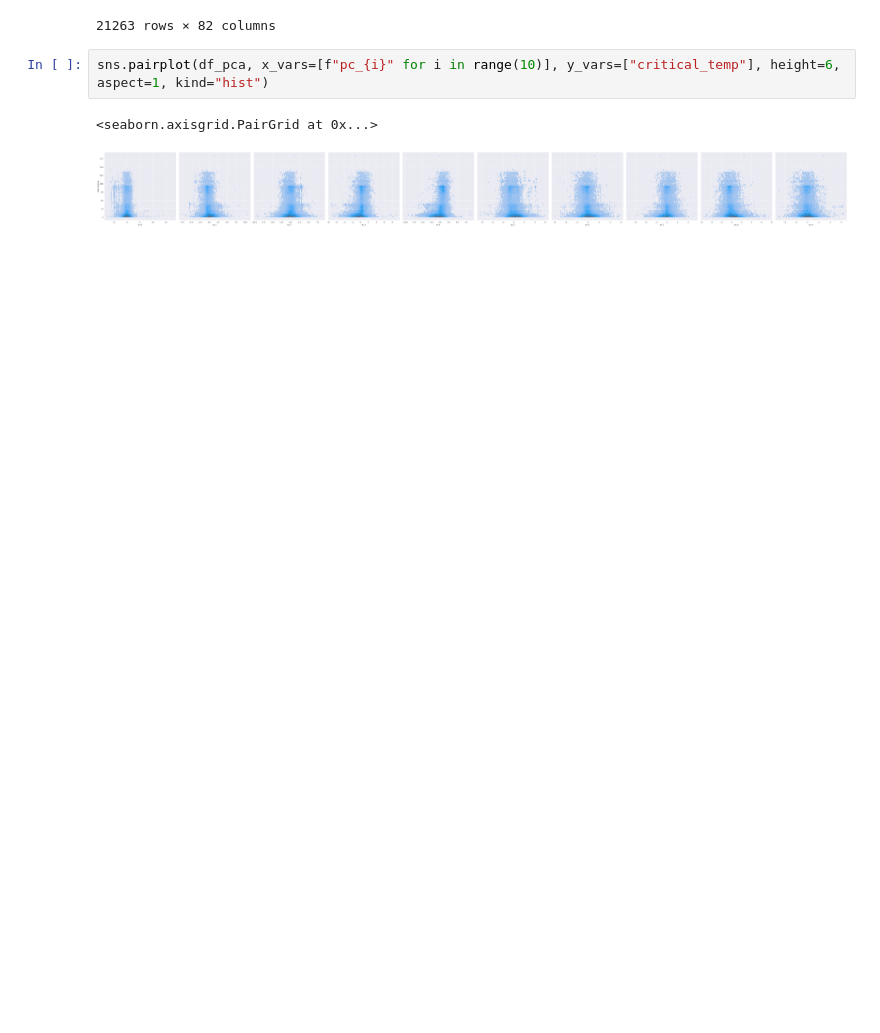
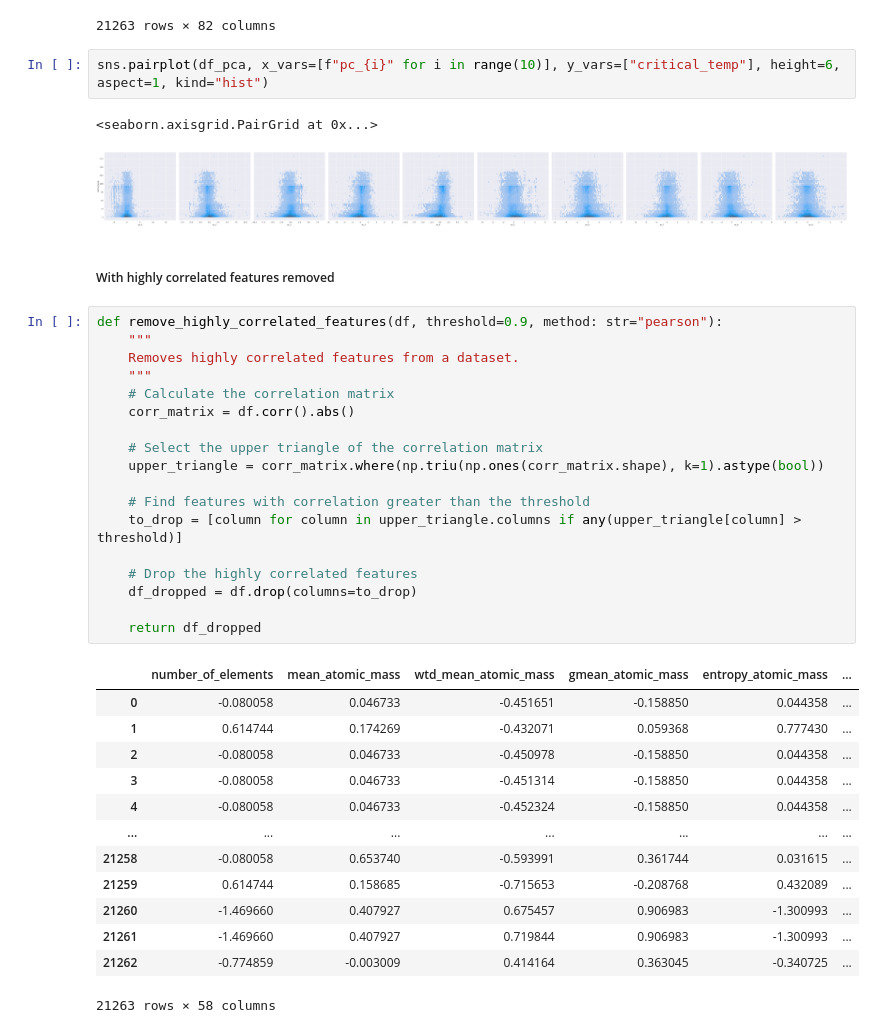
Before and after one commit to RikiTikkiTavi/superconduct-tc-reg, a Jupyter notebook: notebooks/1-EDA.ipynb, the cells around one changed output. Saved outputs shown, nothing was run; the diff lists cells and outputs as text; blank space fills up the shorter version.

```diff
--- a/notebooks/1-EDA.ipynb
+++ b/notebooks/1-EDA.ipynb
@@ -290,3 +294,37 @@ sns.pairplot(df_pca, x_vars=[f"pc_{i}" for i in range(10)], y_vars=["critical_te
 # %% [output]
 <seaborn.axisgrid.PairGrid at 0x...>
 [figure]
+# %% [markdown]
+##### With highly correlated features removed
+# %%
+def remove_highly_correlated_features(df, threshold=0.9, method: str="pearson"):
+    """
+    Removes highly correlated features from a dataset.
+    """
+    # Calculate the correlation matrix
+    corr_matrix = df.corr().abs()
+
+    # Select the upper triangle of the correlation matrix
+    upper_triangle = corr_matrix.where(np.triu(np.ones(corr_matrix.shape), k=1).astype(bool))
+
+    # Find features with correlation greater than the threshold
+    to_drop = [column for column in upper_triangle.columns if any(upper_triangle[column] > threshold)]
+
+    # Drop the highly correlated features
+    df_dropped = df.drop(columns=to_drop)
+
+    return df_dropped
+# %% [output]
+|  | number_of_elements | mean_atomic_mass | wtd_mean_atomic_mass | gmean_atomic_mass | entropy_atomic_mass | ... |
+| 0 | -0.080058 | 0.046733 | -0.451651 | -0.158850 | 0.044358 | ... |
+| 1 | 0.614744 | 0.174269 | -0.432071 | 0.059368 | 0.777430 | ... |
+| 2 | -0.080058 | 0.046733 | -0.450978 | -0.158850 | 0.044358 | ... |
+| 3 | -0.080058 | 0.046733 | -0.451314 | -0.158850 | 0.044358 | ... |
+| 4 | -0.080058 | 0.046733 | -0.452324 | -0.158850 | 0.044358 | ... |
+| ... | ... | ... | ... | ... | ... | ... |
+| 21258 | -0.080058 | 0.653740 | -0.593991 | 0.361744 | 0.031615 | ... |
+| 21259 | 0.614744 | 0.158685 | -0.715653 | -0.208768 | 0.432089 | ... |
+| 21260 | -1.469660 | 0.407927 | 0.675457 | 0.906983 | -1.300993 | ... |
+| 21261 | -1.469660 | 0.407927 | 0.719844 | 0.906983 | -1.300993 | ... |
+| 21262 | -0.774859 | -0.003009 | 0.414164 | 0.363045 | -0.340725 | ... |
+21263 rows × 58 columns
```
Also changed, not shown: parts of 7 cells of this notebook, 8 other files.
